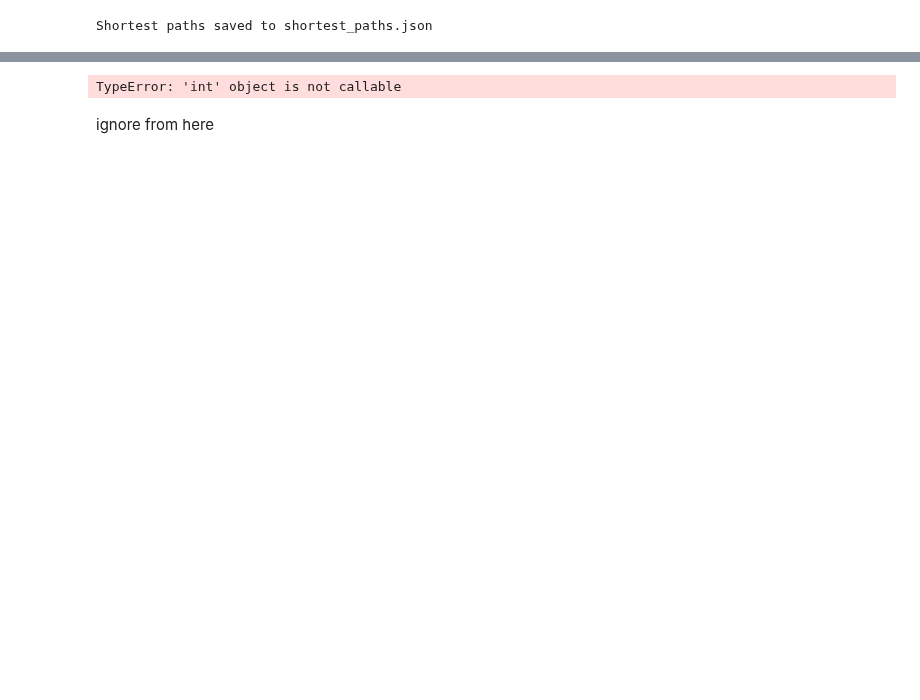
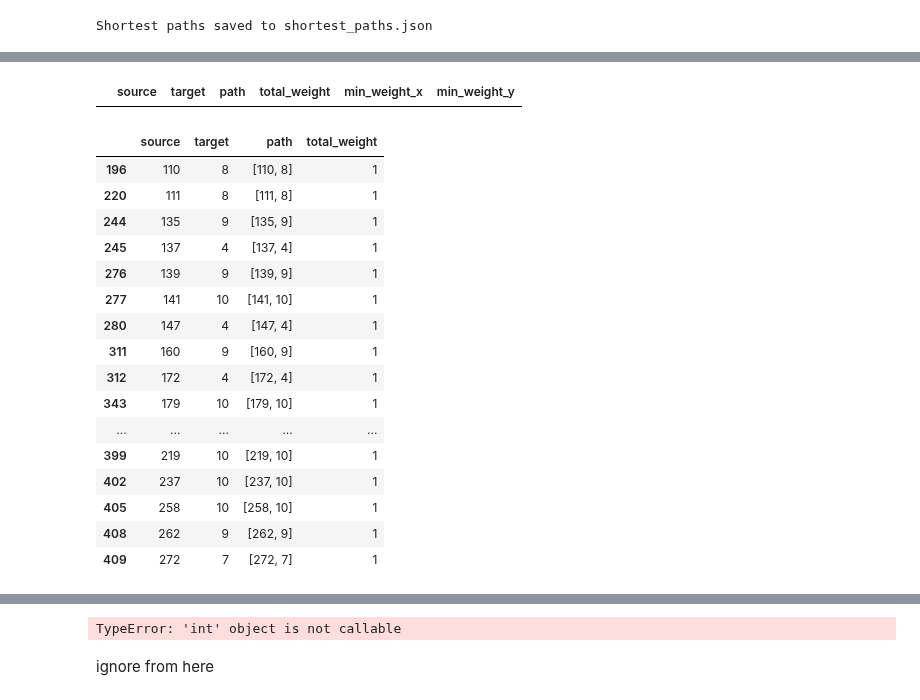
Before and after one commit to markajbell/BH, a Jupyter notebook: ShortestPath.ipynb, the cells around one changed output, grey strips where cells are left out. Cells and saved outputs as stored; diff of their text form; code cells hidden in the pictures; blank space fills up the shorter version.

```diff
--- a/ShortestPath.ipynb
+++ b/ShortestPath.ipynb
@@ -572,0 +634,30 @@ Max Weight Path:
+# %%
+# prompt: Using dataframe df_min_weight_paths: filter where source is in tier2_node_ids and target is in tier0_node_ids
+
+# Filter the dataframe based on the conditions for 'source' and 'target'
+df_min_weight_paths_filtered = df_min_weight_paths[(df_min_weight_paths['source'].isin(tier2_node_ids)) ]
+df_min_weight_paths_filtered
+# %% [output]
+|  | source | target | path | total_weight | min_weight_x | min_weight_y |
+# %%
+# prompt: Using dataframe min_weight_paths: show all records where total_weight = 1
+
+min_weight_paths[min_weight_paths.total_weight == 1]
+# %% [output]
+|  | source | target | path | total_weight |
+| 196 | 110 | 8 | [110, 8] | 1 |
+| 220 | 111 | 8 | [111, 8] | 1 |
+| 244 | 135 | 9 | [135, 9] | 1 |
+| 245 | 137 | 4 | [137, 4] | 1 |
+| 276 | 139 | 9 | [139, 9] | 1 |
+| 277 | 141 | 10 | [141, 10] | 1 |
+| 280 | 147 | 4 | [147, 4] | 1 |
+| 311 | 160 | 9 | [160, 9] | 1 |
+| 312 | 172 | 4 | [172, 4] | 1 |
+| 343 | 179 | 10 | [179, 10] | 1 |
+| ... | ... | ... | ... | ... |
+| 399 | 219 | 10 | [219, 10] | 1 |
+| 402 | 237 | 10 | [237, 10] | 1 |
+| 405 | 258 | 10 | [258, 10] | 1 |
+| 408 | 262 | 9 | [262, 9] | 1 |
+| 409 | 272 | 7 | [272, 7] | 1 |
```
Also changed, not shown: parts of 20 cells of this notebook.
